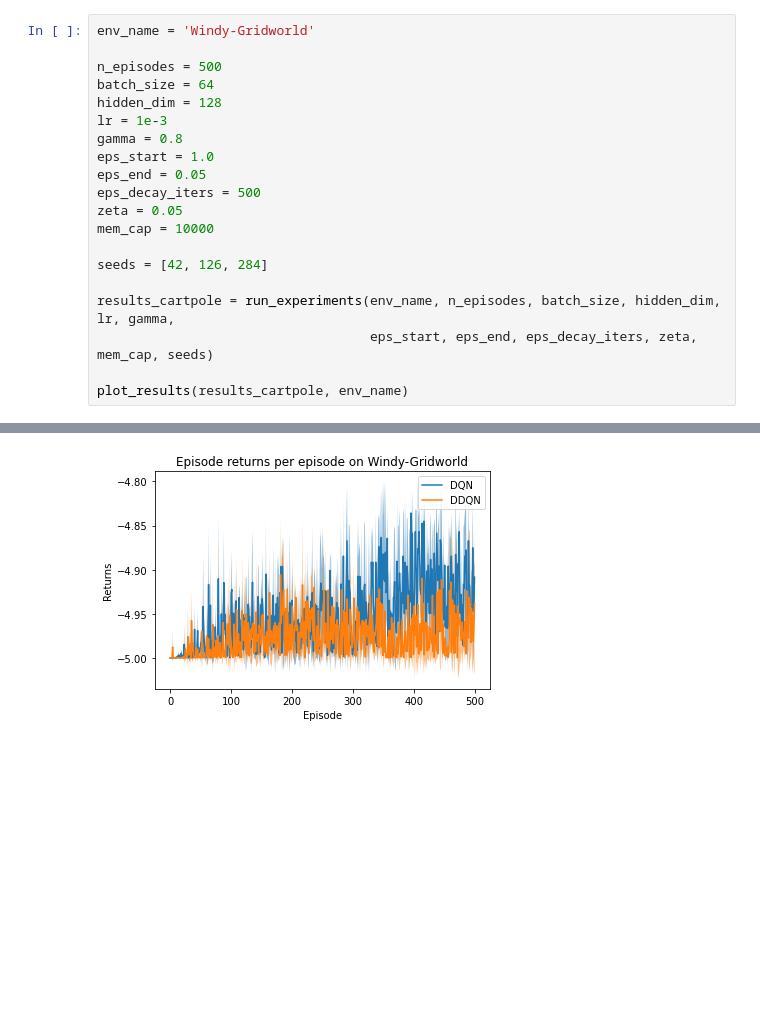
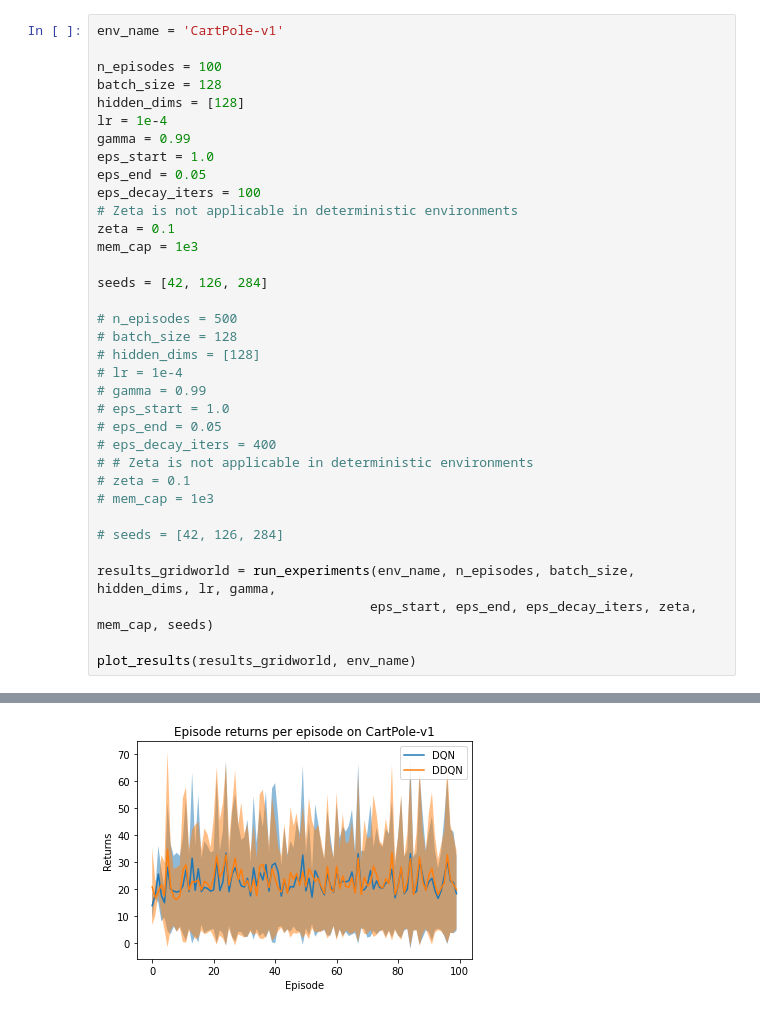
Before and after one commit to KJ-Waller/UvA-RL-Project, a Jupyter notebook: RL_Project.ipynb, the cells around one changed output, grey strips where cells are left out. Drawn from its saved outputs; the diff is of its cells as text; blank space fills up the shorter version.

```diff
--- a/RL_Project.ipynb
+++ b/RL_Project.ipynb
@@ -187,21 +223,36 @@ DDQN ran for 114.2300705909729 on Gridworld-16x16
 # %%
-env_name = 'Windy-Gridworld'
+env_name = 'CartPole-v1'
 
-n_episodes = 500
-batch_size = 64
-hidden_dim = 128
-lr = 1e-3
-gamma = 0.8
+n_episodes = 100
+batch_size = 128
+hidden_dims = [128]
+lr = 1e-4
+gamma = 0.99
 eps_start = 1.0
 eps_end = 0.05
-eps_decay_iters = 500
-zeta = 0.05
-mem_cap = 10000
+eps_decay_iters = 100
+# Zeta is not applicable in deterministic environments
+zeta = 0.1
+mem_cap = 1e3
 
 seeds = [42, 126, 284]
 
-results_cartpole = run_experiments(env_name, n_episodes, batch_size, hidden_dim, lr, gamma,
+# n_episodes = 500
+# batch_size = 128
+# hidden_dims = [128]
+# lr = 1e-4
+# gamma = 0.99
+# eps_start = 1.0
+# eps_end = 0.05
+# eps_decay_iters = 400
+# # Zeta is not applicable in deterministic environments
+# zeta = 0.1
+# mem_cap = 1e3
+
+# seeds = [42, 126, 284]
+
+results_gridworld = run_experiments(env_name, n_episodes, batch_size, hidden_dims, lr, gamma,
                                    eps_start, eps_end, eps_decay_iters, zeta, mem_cap, seeds)
 
-plot_results(results_cartpole, env_name)
+plot_results(results_gridworld, env_name)
 # %% [output]
@@ -226 +277 @@ DDQN ran for 35.20186471939087 seconds on Windy-Gridworld
-[figure, old version]
+[figure, new version]
```
Also changed, not shown: parts of 8 cells of this notebook, 4 other files.
